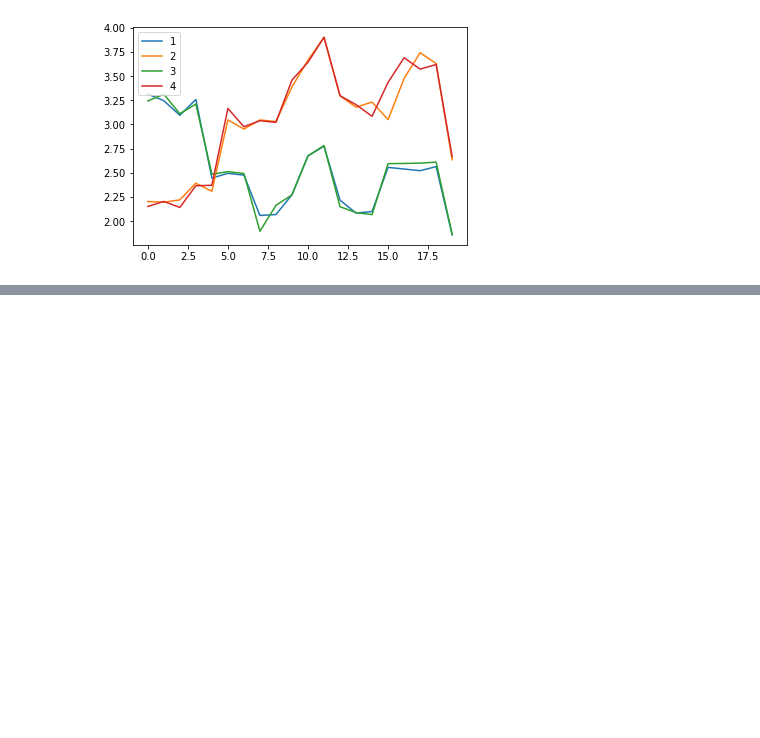
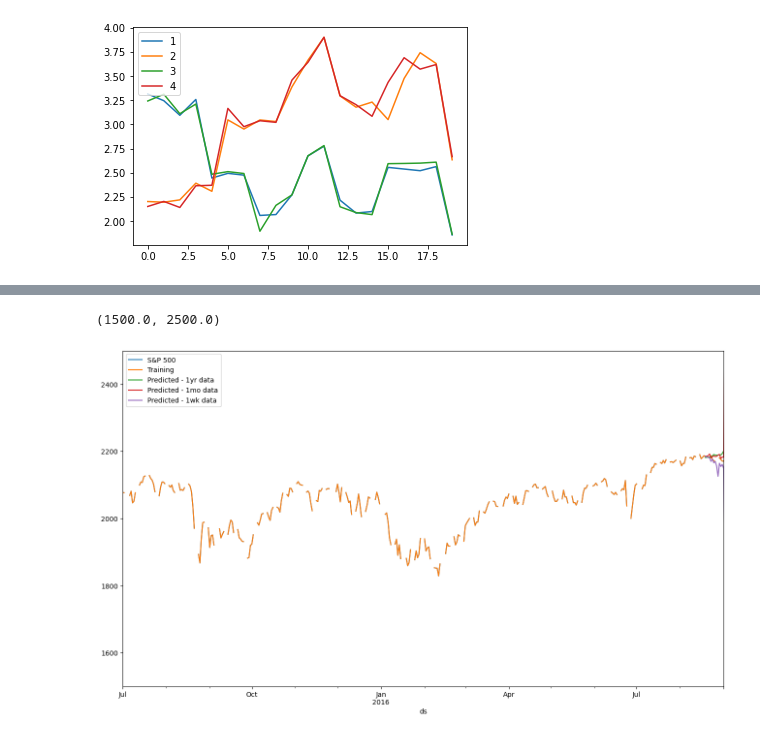
Before and after one commit to brianjhuang/datahacks-2021, a Jupyter notebook: forecastTableTest.ipynb, the cells around one changed output, grey strips where cells are left out. Drawn from its saved outputs; the diff is of its cells as text; code cells hidden in the pictures; blank space fills up the shorter version.

```diff
--- a/forecastTableTest.ipynb
+++ b/forecastTableTest.ipynb
@@ -296,0 +526,10 @@ performance.to_csv("model_perf.csv")
+# %%
+pred_yr = final_model_1yr.predict(test_yr.drop(columns="y"))
+pred_mo = final_model_1mo.predict(test_mo.drop(columns="y"))
+pred_wk = final_model_1wk.predict(test_wk.drop(columns="y"))
+
+pred_yr.set_index("ds", inplace=True)
+pred_mo.set_index("ds", inplace=True)
+pred_wk.set_index("ds", inplace=True)
+
+pred_yr.head()
@@ -296,0 +545,25 @@ performance.to_csv("model_perf.csv")
+# %%
+fig, ax = plt.subplots(figsize=(16, 9))
+
+# real S&P500
+pivoted = train_obs.pivot_table(values="value", index="date", columns="series_id")
+pivoted.set_index(pd.to_datetime(pivoted.index), inplace=True)
+sp500 = pivoted.loc[pivoted.index >= "2011-02-14"]['SP500']
+sp500.plot(ax=ax, label="S&P 500")
+
+
+#training data
+sp500.plot(ax=ax, label="Training")
+
+#predictions
+pred_yr['yhat'].plot(ax=ax, label="Predicted - 1yr data")
+pred_mo['yhat'].plot(ax=ax, label="Predicted - 1mo data")
+pred_wk['yhat'].plot(ax=ax, label="Predicted - 1wk data")
+
+
+ax.legend(loc='upper left')
+ax.set_xlim(['2015-07-01', '2016-09-01'])
+ax.set_ylim([1500, 2500])
+# %% [output]
+(1500.0, 2500.0)
+[figure, added]
```
Also changed, not shown: parts of 16 cells of this notebook, 3 other files.
